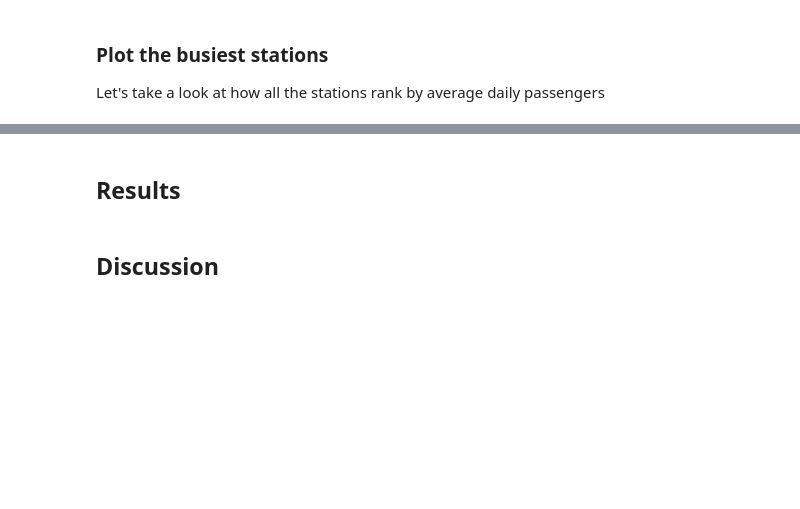
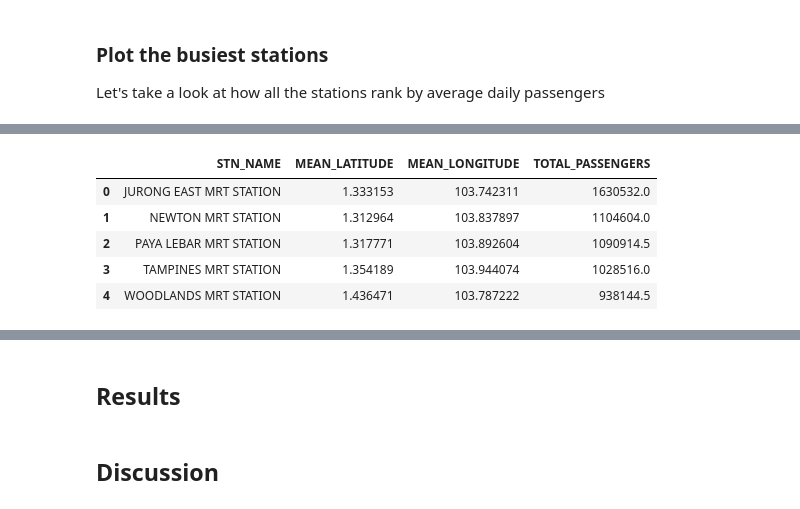
Before and after one commit to alfredtan/Coursera_Capstone, a Jupyter notebook: Week 4 Assignment/Capstone - Final Assignment.ipynb, the cells around one changed output, grey strips where cells are left out. Saved outputs shown, nothing was run; the diff lists cells and outputs as text; code cells hidden in the pictures; blank space fills up the shorter version.

```diff
--- a/Week 4 Assignment/Capstone - Final Assignment.ipynb
+++ b/Week 4 Assignment/Capstone - Final Assignment.ipynb
@@ -595,0 +599,17 @@ plt.show()
+# %%
+passengers_plot.sort_values('TOTAL_PASSENGERS', ascending=False, inplace=True)
+passengers_plot.reset_index(inplace=True, drop=True)
+passengers_plot = passengers_plot.head(5)
+
+top5_interchanges = mrt_interchanges_mean[ mrt_interchanges_mean['STN_NAME'].isin(passengers_plot['STN_NAME']) ].copy()
+top5_interchanges.reset_index(inplace=True, drop=True)
+top5_interchanges = top5_interchanges.join( passengers_plot[['TOTAL_PASSENGERS']] )
+
+top5_interchanges
+# %% [output]
+|  | STN_NAME | MEAN_LATITUDE | MEAN_LONGITUDE | TOTAL_PASSENGERS |
+| 0 | JURONG EAST MRT STATION | 1.333153 | 103.742311 | 1630532.0 |
+| 1 | NEWTON MRT STATION | 1.312964 | 103.837897 | 1104604.0 |
+| 2 | PAYA LEBAR MRT STATION | 1.317771 | 103.892604 | 1090914.5 |
+| 3 | TAMPINES MRT STATION | 1.354189 | 103.944074 | 1028516.0 |
+| 4 | WOODLANDS MRT STATION | 1.436471 | 103.787222 | 938144.5 |
```
Also changed, not shown: parts of 12 cells of this notebook.
